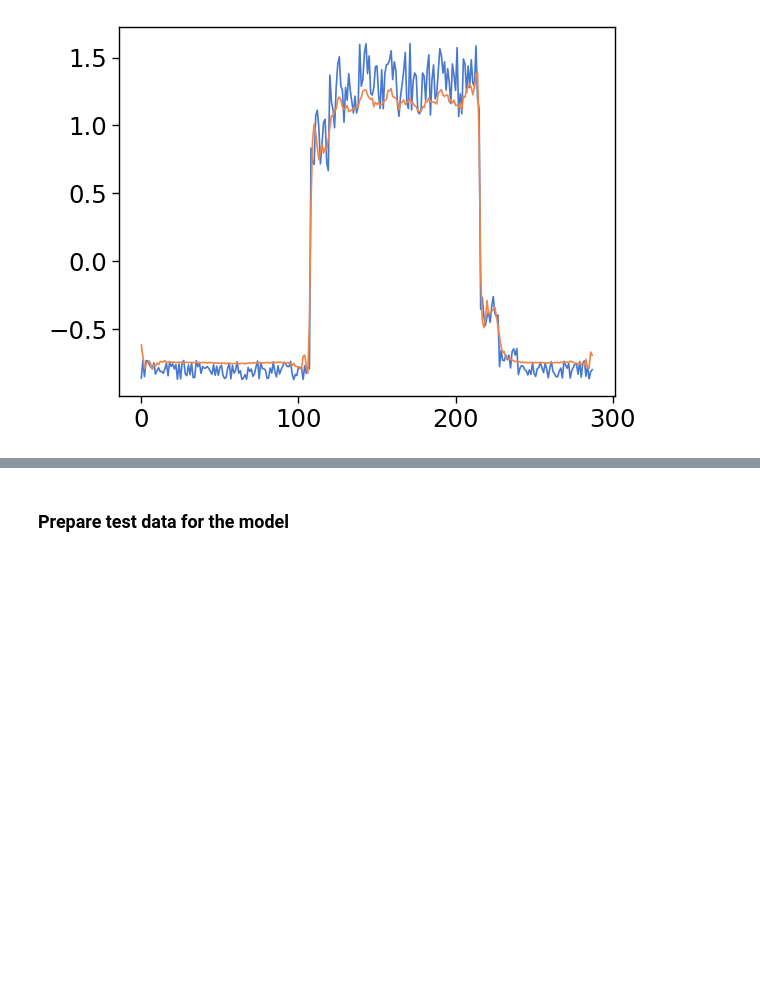
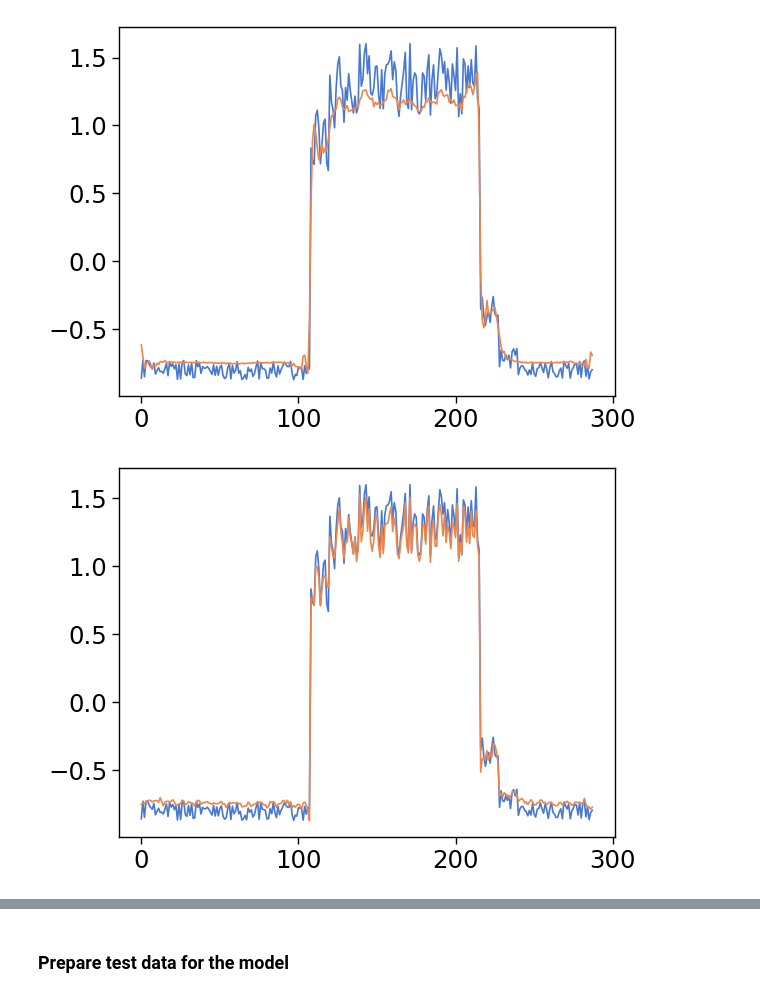
Before and after one commit to fabiofabrizi/ML-and-Stats-Portfolio, a Jupyter notebook: project/Keras Project.ipynb, the cells around one changed output, grey strips where cells are left out. Cells and saved outputs as stored; diff of their text form; code cells hidden in the pictures; blank space fills up the shorter version.

```diff
--- a/project/Keras Project.ipynb
+++ b/project/Keras Project.ipynb
@@ -1207,3 +1207,10 @@ plt.plot(x_train_pred[0])
 plt.show()
 # %% [output]
 [figure]
+# %%
+# Compare with second model
+plt.plot(x_train[0])
+plt.plot(x_train_pred2[0])
+plt.show()
+# %% [output]
+[figure, added]
```
Also changed, not shown: parts of 40 cells of this notebook.
